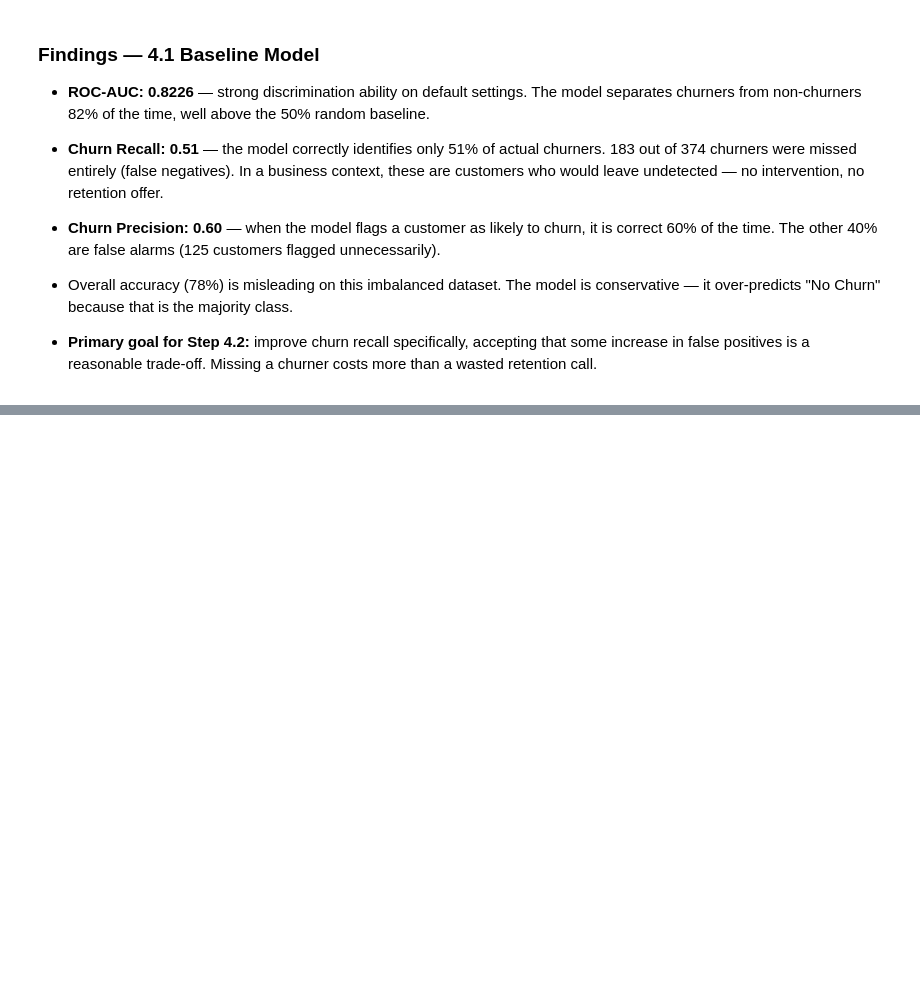
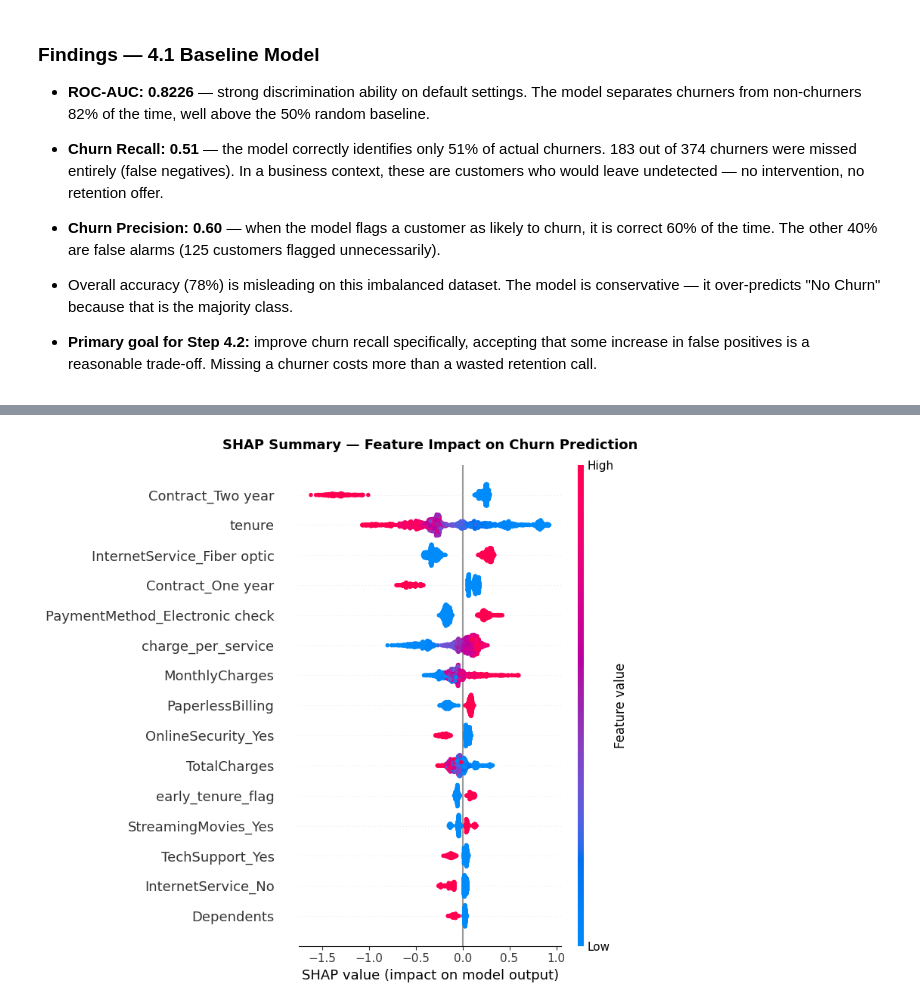
Before and after one commit to PrakharSharma-dev/customer-churn-analysis, a Jupyter notebook: notebooks/04_model_training.ipynb, the cells around one changed output, grey strips where cells are left out. Saved outputs shown, nothing was run; the diff lists cells and outputs as text; code cells hidden in the pictures; blank space fills up the shorter version.

```diff
--- a/notebooks/04_model_training.ipynb
+++ b/notebooks/04_model_training.ipynb
@@ -131,0 +428,87 @@ Plot saved.
+# %%
+# ── 4.4 SHAP Analysis ────────────────────────────────────────────────────────
+
+import shap
+shap.initjs()
+
+# ── 1. Create SHAP explainer ──────────────────────────────────────────────────
+# TreeExplainer is optimised for tree-based models like XGBoost
+explainer = shap.TreeExplainer(best_model)
+
+# ── 2. Calculate SHAP values for test set ────────────────────────────────────
+# This may take 30-60 seconds
+shap_values = explainer.shap_values(X_test)
+
+print(f"SHAP values shape: {shap_values.shape}")
+print(f"Test set shape:    {X_test.shape}")
+# These must match — one SHAP value per feature per customer
+
+# ── 3. Summary Plot (Beeswarm) ────────────────────────────────────────────────
+# The most informative SHAP plot — shows importance AND direction
+plt.figure(figsize=(10, 8))
+shap.summary_plot(
+    shap_values,
+    X_test,
+    plot_type="dot",
+    max_display=15,        # top 15 features
+    show=False
+)
+plt.title("SHAP Summary — Feature Impact on Churn Prediction",
+          fontsize=13, fontweight="bold", pad=15)
+plt.tight_layout()
+plt.savefig("/content/drive/MyDrive/projects /customer churn analysis/visuals/04_shap_summary.png", dpi=150, bbox_inches="tight")
+plt.show()
+print("Summary plot saved.")
+
+# ── 4. Bar Plot (Mean Absolute SHAP) ─────────────────────────────────────────
+# Cleaner — shows magnitude only, no direction
+plt.figure(figsize=(10, 7))
+shap.summary_plot(
+    shap_values,
+    X_test,
+    plot_type="bar",
+    max_display=15,
+    show=False
+)
+plt.title("SHAP Feature Importance — Mean Absolute Impact",
+          fontsize=13, fontweight="bold", pad=15)
+plt.tight_layout()
+plt.savefig("/content/drive/MyDrive/projects /customer churn analysis/visuals/04_shap_importance_bar.png", dpi=150, bbox_inches="tight")
+plt.show()
+print("Bar plot saved.")
+
+# ── 5. Waterfall Plot — highest risk customer ─────────────────────────────────
+# Find the customer the model is MOST confident will churn
+highest_risk_idx = y_pred_prob_tuned.argmax()
+
+print(f"\nHighest risk customer index: {highest_risk_idx}")
+print(f"Predicted churn probability: {y_pred_prob_tuned[highest_risk_idx]:.4f}")
+print(f"Actual label: {'Churned' if y_test.iloc[highest_risk_idx] == 1 else 'Did Not Churn'}")
+
+# Waterfall plot for this specific customer
+shap.plots.waterfall(
+    shap.Explanation(
+        values        = shap_values[highest_risk_idx],
+        base_values   = explainer.expected_value,
+        data          = X_test.iloc[highest_risk_idx],
+        feature_names = X_test.columns.tolist()
+    ),
+    show=False,
+    max_display=12
+)
+plt.title("SHAP Waterfall — Highest Risk Customer",
+          fontsize=13, fontweight="bold")
+plt.tight_layout()
+plt.savefig("/content/drive/MyDrive/projects /customer churn analysis/visuals/04_shap_waterfall.png", dpi=150, bbox_inches="tight")
+plt.show()
+print("Waterfall plot saved.")
+
+# ── 6. Top features — print for findings cell ─────────────────────────────────
+mean_shap = pd.DataFrame({
+    "Feature":    X_test.columns,
+    "Mean |SHAP|": np.abs(shap_values).mean(axis=0)
+}).sort_values("Mean |SHAP|", ascending=False)
+
+print("\nTop 10 Features by Mean Absolute SHAP:")
+print(mean_shap.head(10).to_string(index=False))
+# %% [output]
@@ -131,0 +518 @@ Plot saved.
+[figure, added]
```
Also changed, not shown: parts of 10 cells of this notebook.
